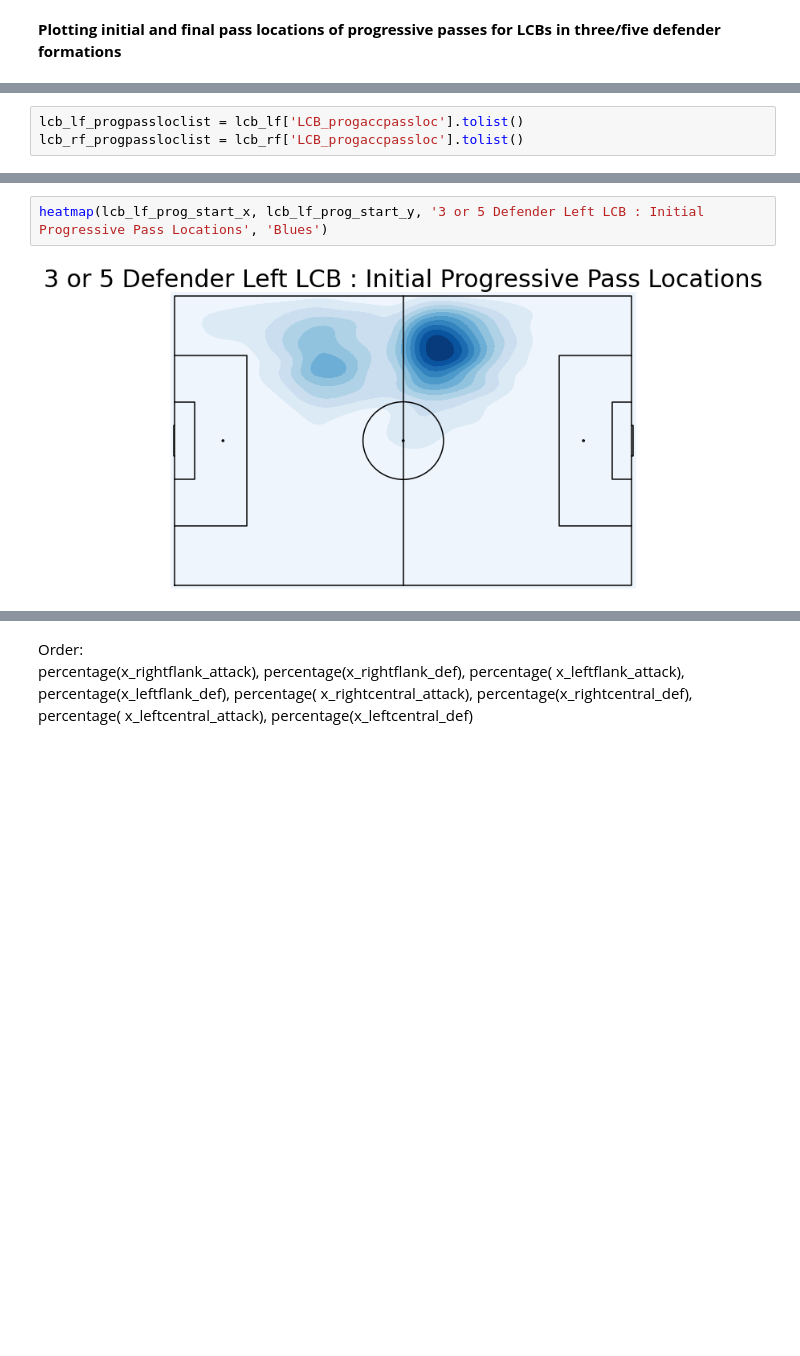
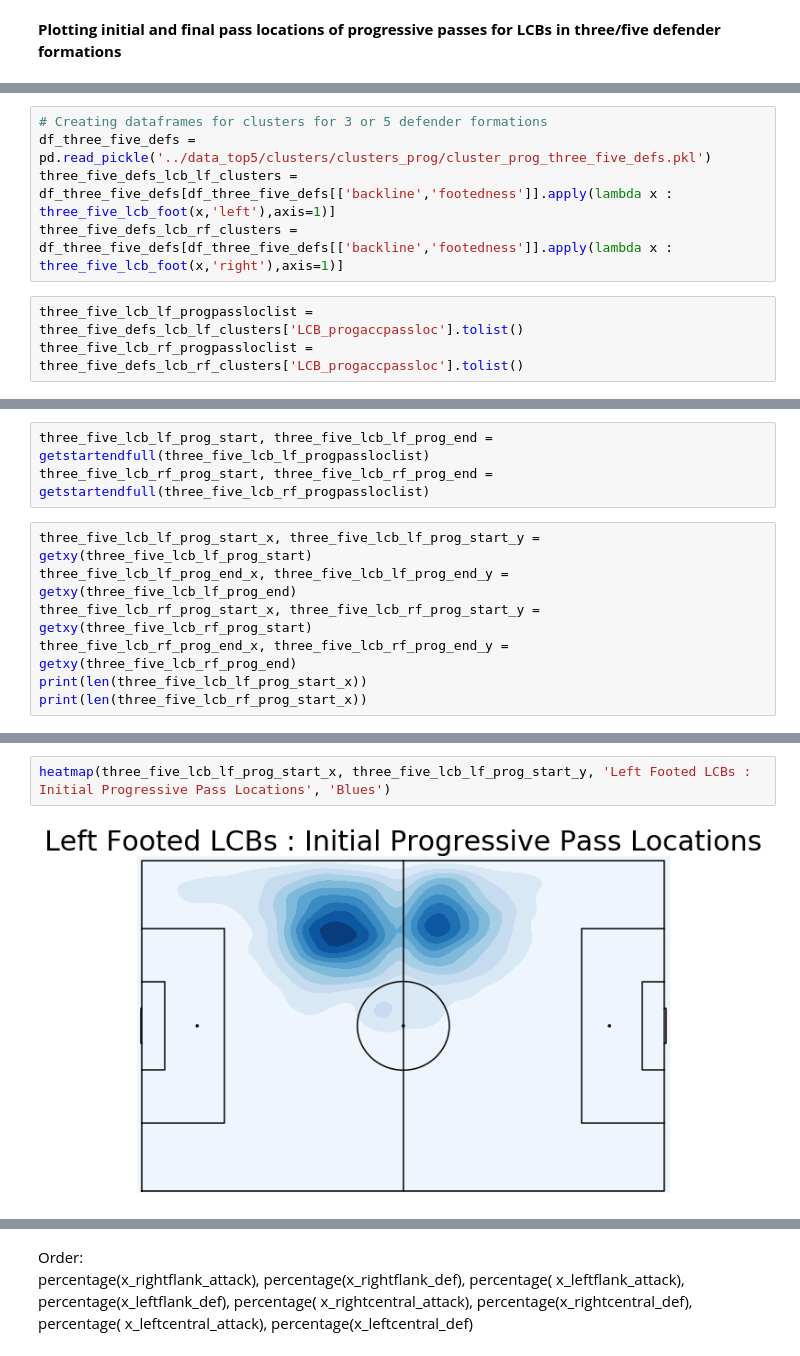
Before and after one commit to grovershreyf9t/FootballPlayerFootedness, a Jupyter notebook: code_top5/5_prog_pass_analysis_viz.ipynb, the cells around one changed output, grey strips where cells are left out. Drawn from its saved outputs; the diff is of its cells as text; blank space fills up the shorter version.

```diff
--- a/code_top5/5_prog_pass_analysis_viz.ipynb
+++ b/code_top5/5_prog_pass_analysis_viz.ipynb
@@ -380,3 +381,8 @@ lcb_rf = pd.concat((pd.read_pickle(file) for file in lcb_rf_files), axis = 0, ig
+# %%
+# Creating dataframes for clusters for 3 or 5 defender formations
+df_three_five_defs = pd.read_pickle('../data_top5/clusters/clusters_prog/cluster_prog_three_five_defs.pkl')
+three_five_defs_lcb_lf_clusters = df_three_five_defs[df_three_five_defs[['backline','footedness']].apply(lambda x : three_five_lcb_foot(x,'left'),axis=1)]
+three_five_defs_lcb_rf_clusters = df_three_five_defs[df_three_five_defs[['backline','footedness']].apply(lambda x : three_five_lcb_foot(x,'right'),axis=1)]
 # %%
-lcb_lf_progpassloclist = lcb_lf['LCB_progaccpassloc'].tolist()
-lcb_rf_progpassloclist = lcb_rf['LCB_progaccpassloc'].tolist()
+three_five_lcb_lf_progpassloclist = three_five_defs_lcb_lf_clusters['LCB_progaccpassloc'].tolist()
+three_five_lcb_rf_progpassloclist = three_five_defs_lcb_rf_clusters['LCB_progaccpassloc'].tolist()
@@ -395,0 +389,10 @@ print(len(lcb_rf_prog_start_x))
+# %%
+three_five_lcb_lf_prog_start, three_five_lcb_lf_prog_end = getstartendfull(three_five_lcb_lf_progpassloclist)
+three_five_lcb_rf_prog_start, three_five_lcb_rf_prog_end = getstartendfull(three_five_lcb_rf_progpassloclist)
+# %%
+three_five_lcb_lf_prog_start_x, three_five_lcb_lf_prog_start_y = getxy(three_five_lcb_lf_prog_start)
+three_five_lcb_lf_prog_end_x, three_five_lcb_lf_prog_end_y = getxy(three_five_lcb_lf_prog_end)
+three_five_lcb_rf_prog_start_x, three_five_lcb_rf_prog_start_y = getxy(three_five_lcb_rf_prog_start)
+three_five_lcb_rf_prog_end_x, three_five_lcb_rf_prog_end_y = getxy(three_five_lcb_rf_prog_end)
+print(len(three_five_lcb_lf_prog_start_x))
+print(len(three_five_lcb_rf_prog_start_x))
@@ -396,5 +402,5 @@ print(len(lcb_rf_prog_start_x))
 # %%
-heatmap(lcb_lf_prog_start_x, lcb_lf_prog_start_y, '3 or 5 Defender Left LCB : Initial Progressive Pass Locations', 'Blues')
+heatmap(three_five_lcb_lf_prog_start_x, three_five_lcb_lf_prog_start_y, 'Left Footed LCBs : Initial Progressive Pass Locations', 'Blues')
 # %% [output]
-[figure, old version]
+[figure, new version]
 # %%
```
Also changed, not shown: parts of 53 cells of this notebook, 6 other files.
